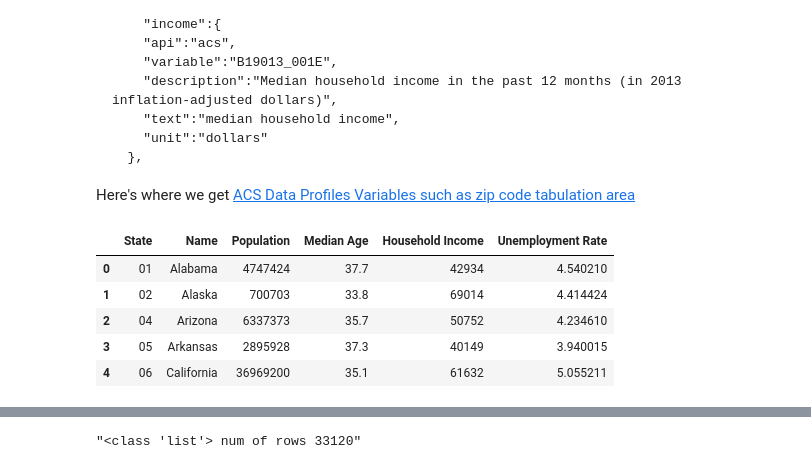
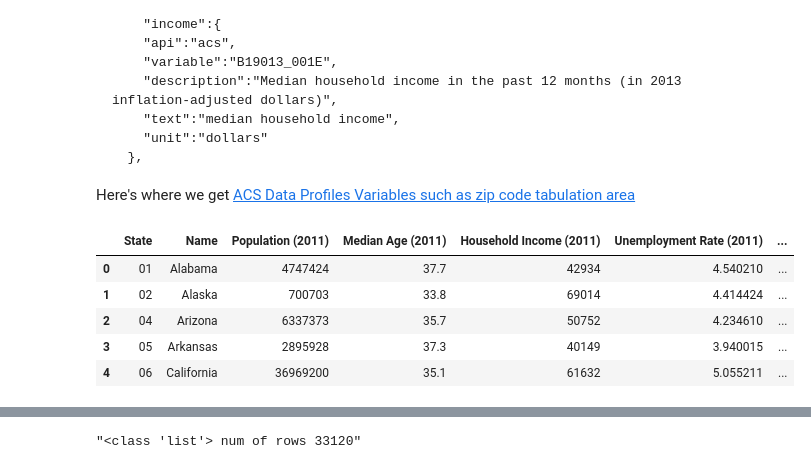
Before and after one commit to rtrounday/census-data, a Jupyter notebook: real_estate.ipynb, the cells around one changed output, grey strips where cells are left out. Drawn from its saved outputs; the diff is of its cells as text; code cells hidden in the pictures.

```diff
--- a/real_estate.ipynb
+++ b/real_estate.ipynb
@@ -63,59 +59,71 @@ census_data11 = c11.acs5.get(("NAME",
                           "B19013_001E",
                           "B01003_001E",
                           "B01002_001E",
-                          "B23025_005E"), {'for': 'state:*'})
+                          "B23025_005E",
+                          "B25058_001E",
+                          "B25077_001E"), {'for': 'state:*'})
 
 census_data12 = c12.acs5.get(("NAME",
                           "B19013_001E",
                           "B01003_001E",
                           "B01002_001E",
-                          "B23025_005E"), {'for': 'state:*'})
+                          "B23025_005E",
+                          "B25058_001E",
+                          "B25077_001E"), {'for': 'state:*'})
 
 census_data13 = c13.acs5.get(("NAME",
                           "B19013_001E",
                           "B01003_001E",
                           "B01002_001E",
-                          "B23025_005E"), {'for': 'state:*'})
+                          "B23025_005E",
+                          "B25058_001E",
+                          "B25077_001E"), {'for': 'state:*'})
 
 census_data14 = c14.acs5.get(("NAME",
                           "B19013_001E",
                           "B01003_001E",
                           "B01002_001E",
-                          "B23025_005E"), {'for': 'state:*'})
+                          "B23025_005E",
+                          "B25058_001E",
+                          "B25077_001E"), {'for': 'state:*'})
 
 census_data15 = c15.acs5.get(("NAME",
                           "B19013_001E",
                           "B01003_001E",
                           "B01002_001E",
-                          "B23025_005E"), {'for': 'state:*'})
+                          "B23025_005E",
+                          "B25058_001E",
+                          "B25077_001E"), {'for': 'state:*'})
 # %%
 # Convert to DataFrame
 census_pd11 = pd.DataFrame(census_data11)
 
 # Column Reordering
-census_pd11 = census_pd11.rename(columns={"B01003_001E": "Population",
-                                      "B01002_001E": "Median Age",
-                                      "B19013_001E": "Household Income",
-                                      "B23025_005E": "Unemployment Count",
+census_pd11 = census_pd11.rename(columns={"B01003_001E": "Population (2011)",
+                                      "B01002_001E": "Median Age (2011)",
+                                      "B19013_001E": "Household Income (2011)",
+                                      "B23025_005E": "Unemployment Count (2011)",
+                                      "B25058_001E": "Median Rent (2011)",
+                                      "B25077_001E": "Median Home Value (2011)",
                                       "NAME": "Name",
                                       "state": "State"})
 
 # Add in Employment Rate (Employment Count / Population)
-census_pd11["Unemployment Rate"] = 100 * \
-    census_pd11["Unemployment Count"].astype(
-        int) / census_pd11["Population"].astype(int)
+census_pd11["Unemployment Rate (2011)"] = 100 * \
+    census_pd11["Unemployment Count (2011)"].astype(
+        int) / census_pd11["Population (2011)"].astype(int)
 
 # Final DataFrame
-census_pd11 = census_pd11[["State", "Name", "Population", "Median Age", "Household Income", "Unemployment Rate"]]
+census_pd11 = census_pd11[["State", "Name", "Population (2011)", "Median Age (2011)", "Household Income (2011)", "Unemployment Rate (2011)", "Median Rent (2011)", "Median Home Value (2011)"]]
 
 census_pd11.head()
 # %% [output]
-|  | State | Name | Population | Median Age | Household Income | Unemployment Rate |
-| 0 | 01 | Alabama | 4747424 | 37.7 | 42934 | 4.540210 |
-| 1 | 02 | Alaska | 700703 | 33.8 | 69014 | 4.414424 |
-| 2 | 04 | Arizona | 6337373 | 35.7 | 50752 | 4.234610 |
-| 3 | 05 | Arkansas | 2895928 | 37.3 | 40149 | 3.940015 |
-| 4 | 06 | California | 36969200 | 35.1 | 61632 | 5.055211 |
+|  | State | Name | Population (2011) | Median Age (2011) | Household Income (2011) | Unemployment Rate (2011) | ... |
+| 0 | 01 | Alabama | 4747424 | 37.7 | 42934 | 4.540210 | ... |
+| 1 | 02 | Alaska | 700703 | 33.8 | 69014 | 4.414424 | ... |
+| 2 | 04 | Arizona | 6337373 | 35.7 | 50752 | 4.234610 | ... |
+| 3 | 05 | Arkansas | 2895928 | 37.3 | 40149 | 3.940015 | ... |
+| 4 | 06 | California | 36969200 | 35.1 | 61632 | 5.055211 | ... |
 # %%
 # Convert to DataFrame
 census_pd12 = pd.DataFrame(census_data12)
```
Also changed, not shown: parts of 17 cells of this notebook.
